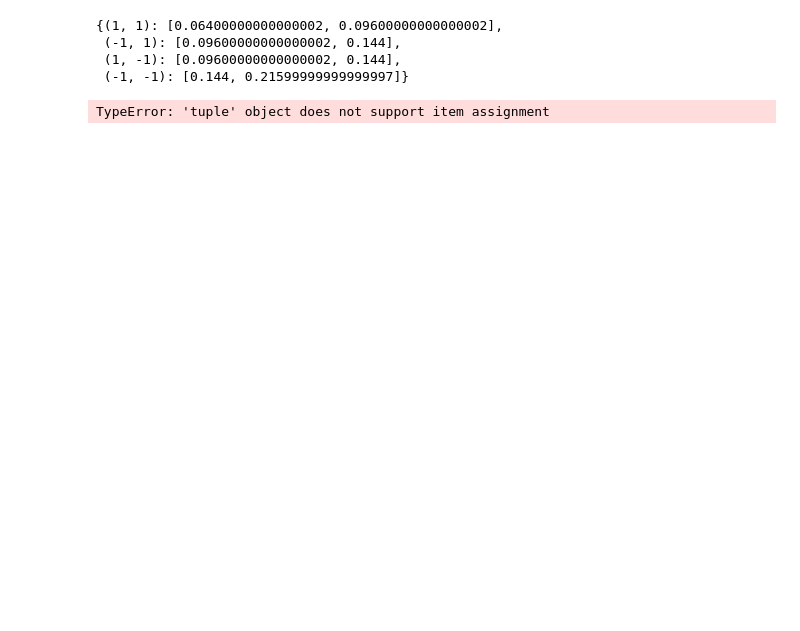
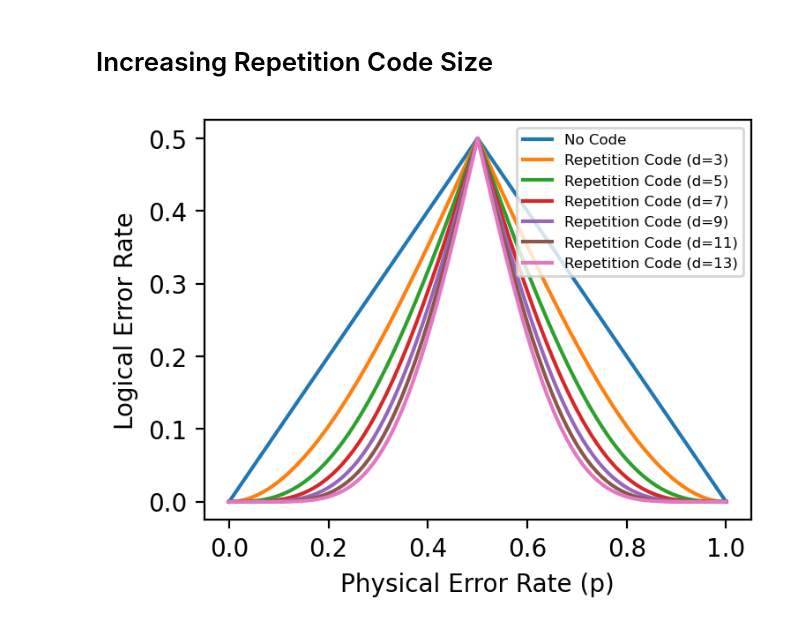
Before and after one commit to snow-apple/random-qec, a Jupyter notebook: 1-errorprob.ipynb, the cells around one changed output. Saved outputs shown, nothing was run; the diff lists cells and outputs as text; code cells hidden in the pictures; blank space fills up the shorter version.

```diff
--- a/1-errorprob.ipynb
+++ b/1-errorprob.ipynb
@@ -26,14 +18,12 @@ Text(0, 0.5, 'Logical Error Rate')
-# %%
-stabs_to_error_probs
-# %% [output]
-{(1, 1): [0.06400000000000002, 0.09600000000000002],
- (-1, 1): [0.09600000000000002, 0.144],
- (1, -1): [0.09600000000000002, 0.144],
- (-1, -1): [0.144, 0.21599999999999997]}
-# %%
-hash((1,2))
-a = (1,2)
-a[0] = 3
-a
-# %% [output]
-TypeError: 'tuple' object does not support item assignment
+# %% [markdown]
+# Increasing Repetition Code Size
+# %%
+codes = {}
+codes["No Code"] = {"gates":[],"n": 1}
+for d in [3,5,7,9,11,13]:
+    codes[f"Repetition Code (d={d})"] = {"gates":repetition_code_gates(d), "n": d}
+
+run_code_analysis(codes)
+plot_analysis(codes)
+# %% [output]
+[figure, added]
```
Also changed, not shown: parts of 3 cells of this notebook, 1 other file.
